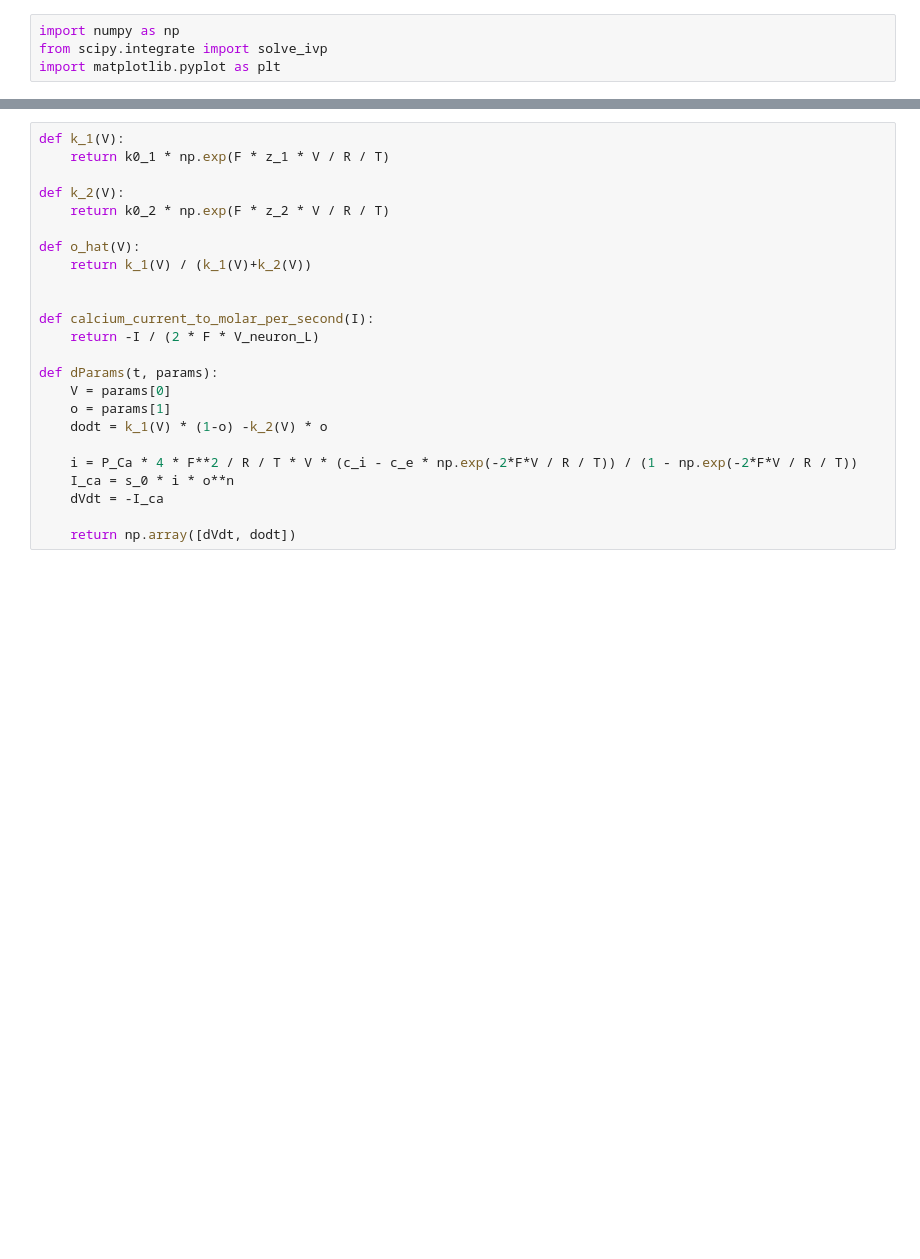
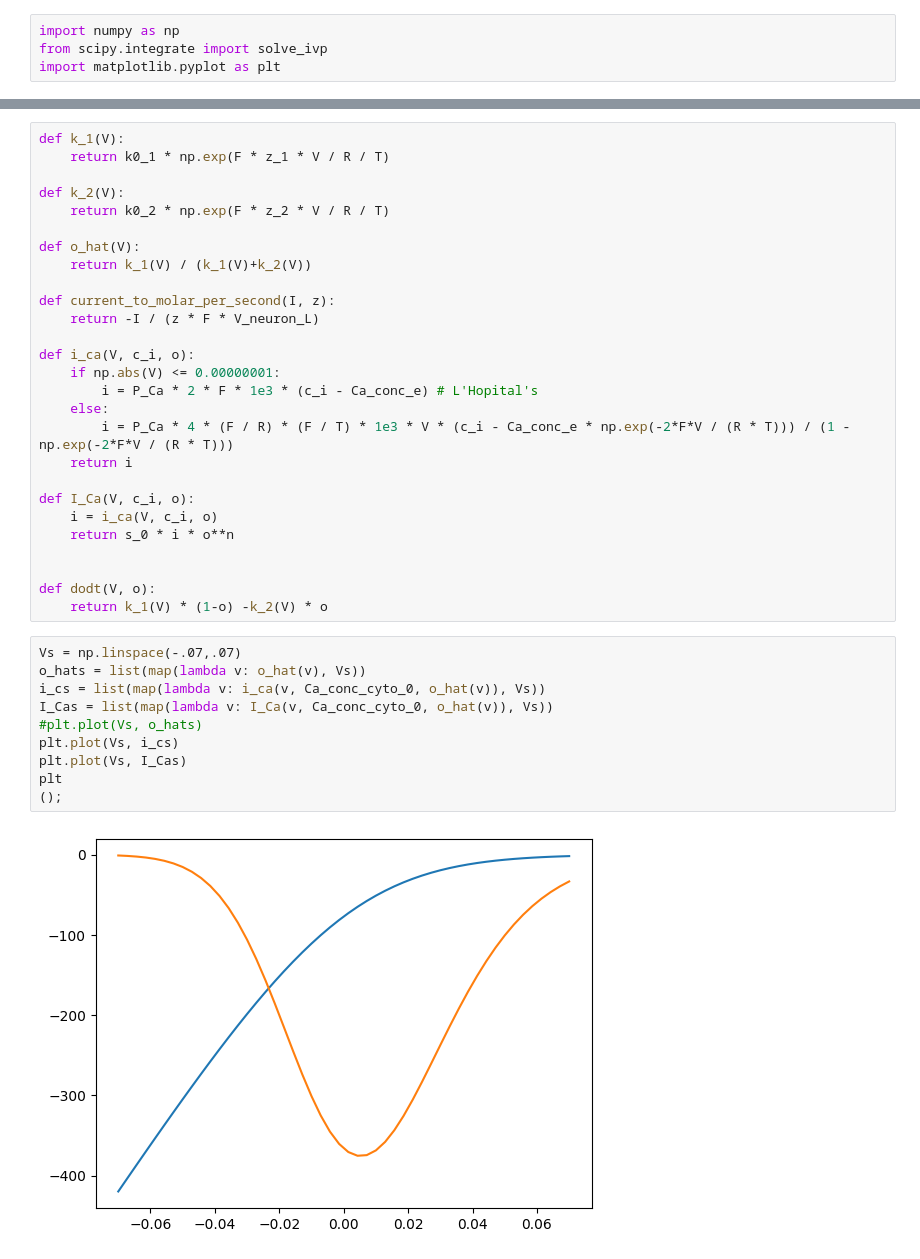
Before and after one commit to dizzyinez/math-neuro-final-project, a Jupyter notebook: VGCC.ipynb, the cells around one changed output, grey strips where cells are left out. Saved outputs shown, nothing was run; the diff lists cells and outputs as text; blank space fills up the shorter version.

```diff
--- a/VGCC.ipynb
+++ b/VGCC.ipynb
@@ -29,17 +31,32 @@ def k_2(V):
 def o_hat(V):
     return k_1(V) / (k_1(V)+k_2(V))
 
+def current_to_molar_per_second(I, z):
+    return -I / (z * F * V_neuron_L)
 
-def calcium_current_to_molar_per_second(I):
-    return -I / (2 * F * V_neuron_L)
+def i_ca(V, c_i, o):
+    if np.abs(V) <= 0.00000001:
+        i = P_Ca * 2 * F * 1e3 * (c_i - Ca_conc_e) # L'Hopital's
+    else:
+        i = P_Ca * 4 * (F / R) * (F / T) * 1e3 * V * (c_i - Ca_conc_e * np.exp(-2*F*V / (R * T))) / (1 - np.exp(-2*F*V / (R * T)))
+    return i
 
-def dParams(t, params):
-    V = params[0]
-    o = params[1]
-    dodt = k_1(V) * (1-o) -k_2(V) * o
+def I_Ca(V, c_i, o):
+    i = i_ca(V, c_i, o)
+    return s_0 * i * o**n
 
-    i = P_Ca * 4 * F**2 / R / T * V * (c_i - c_e * np.exp(-2*F*V / R / T)) / (1 - np.exp(-2*F*V / R / T))
-    I_ca = s_0 * i * o**n
-    dVdt = -I_ca
 
-    return np.array([dVdt, dodt])
+def dodt(V, o):
+    return k_1(V) * (1-o) -k_2(V) * o
+# %%
+Vs = np.linspace(-.07,.07)
+o_hats = list(map(lambda v: o_hat(v), Vs))
+i_cs = list(map(lambda v: i_ca(v, Ca_conc_cyto_0, o_hat(v)), Vs))
+I_Cas = list(map(lambda v: I_Ca(v, Ca_conc_cyto_0, o_hat(v)), Vs))
+#plt.plot(Vs, o_hats)
+plt.plot(Vs, i_cs)
+plt.plot(Vs, I_Cas)
+plt
+();
+# %% [output]
+[figure, added]
```
Also changed, not shown: parts of 15 cells of this notebook, 3 other files.
